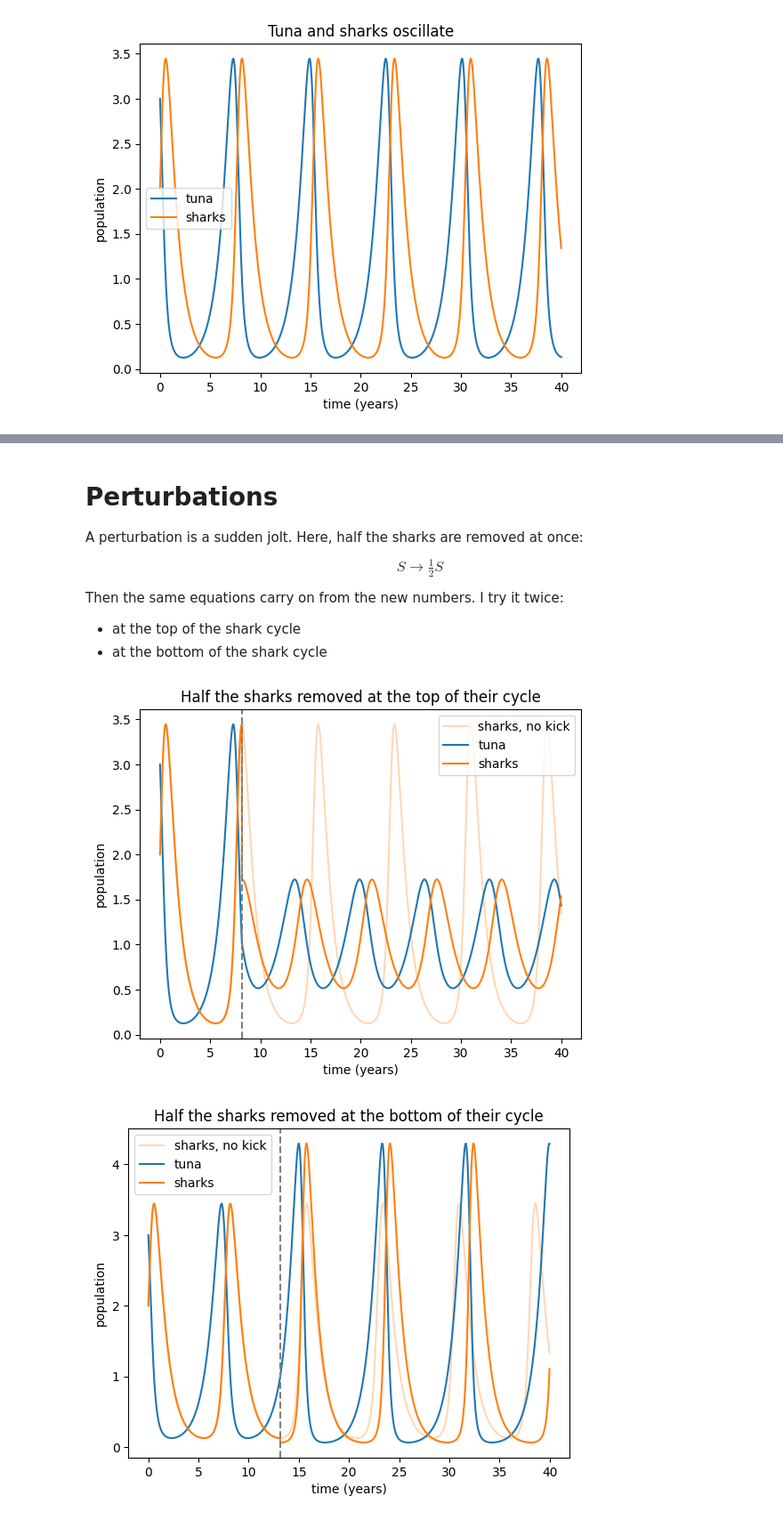
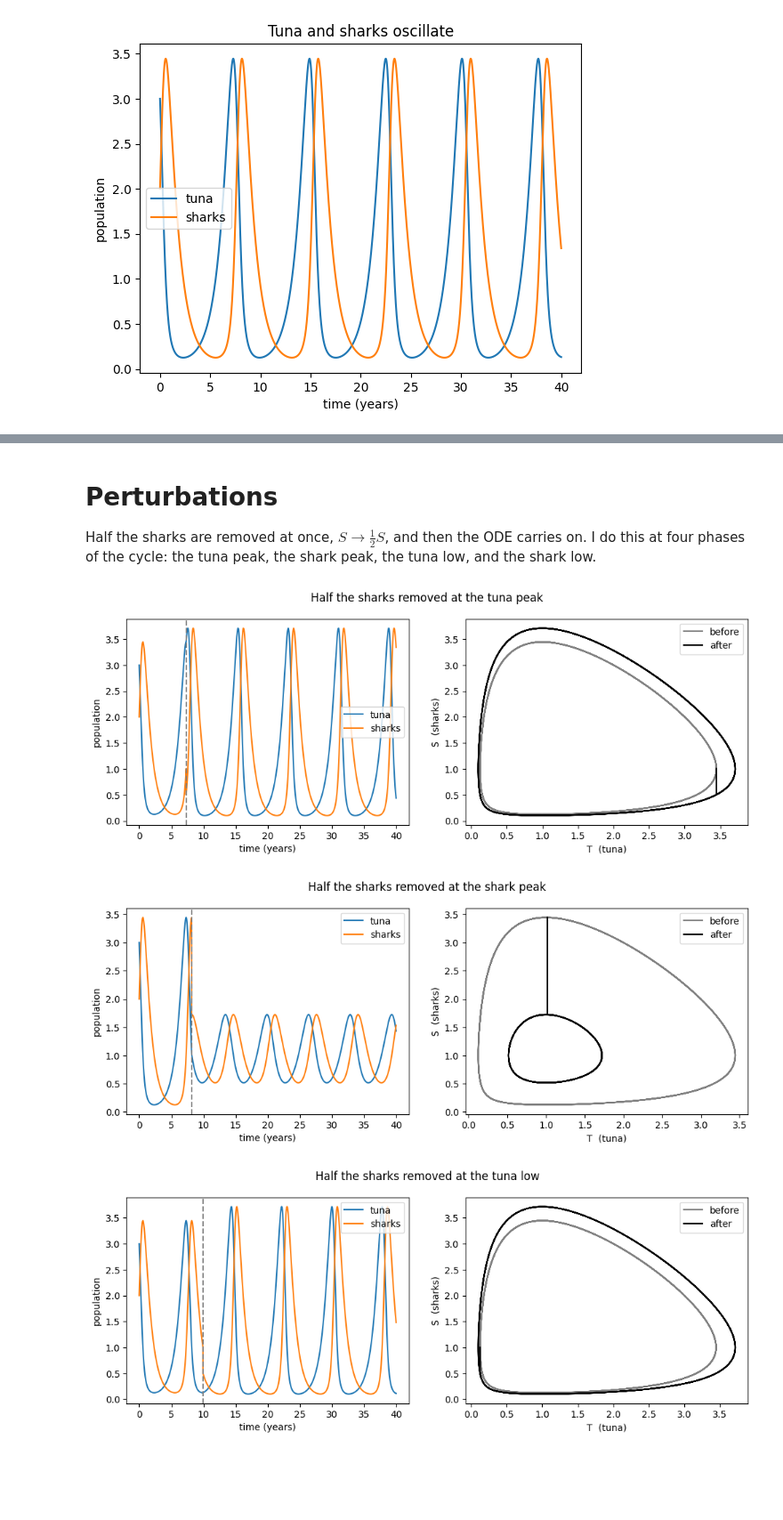
Before and after one commit to jbrown54-oss/Population-Dynamics, a Jupyter notebook: notebooks/shark-tuna-model.ipynb, the cells around one changed output, grey strips where cells are left out. Shown at 89% size. Saved outputs shown, nothing was run; the diff lists cells and outputs as text; code cells hidden in the pictures; blank space fills up the shorter version.

```diff
--- a/notebooks/shark-tuna-model.ipynb
+++ b/notebooks/shark-tuna-model.ipynb
@@ -116,35 +100,44 @@ plt.show()
 # %% [markdown]
 # Perturbations
 
-A perturbation is a sudden jolt. Here, half the sharks are removed at once:
-
-$$S \rightarrow \tfrac{1}{2}S$$
-
-Then the same equations carry on from the new numbers. I try it twice:
-
-- at the top of the shark cycle
-- at the bottom of the shark cycle
+Half the sharks are removed at once, $S \rightarrow \tfrac{1}{2}S$, and then the ODE carries on.
+I do this at four phases of the cycle: the tuna peak, the shark peak, the tuna low, and the shark low.
 # %%
 cycle = (t > 7) & (t < 15)
+t_top_T = t[cycle][np.argmax(T[cycle])]
 t_top = t[cycle][np.argmax(S[cycle])]
+t_bottom_T = t[cycle][np.argmin(T[cycle])]
 t_bottom = t[cycle][np.argmin(S[cycle])]
 
 def perturb(t_kick, keep_S=0.5, keep_T=1.0):
     t1, S1, T1 = simulate(2, 3, 0, t_kick)
     t2, S2, T2 = simulate(S1[-1] * keep_S, T1[-1] * keep_T, t_kick, 40)
     return np.append(t1, t2), np.append(S1, S2), np.append(T1, T2)
 
-for t_kick, name in [(t_top, 'top'), (t_bottom, 'bottom')]:
+for t_kick, name in [(t_top_T, 'tuna peak'), (t_top, 'shark peak'),
+                     (t_bottom_T, 'tuna low'), (t_bottom, 'shark low')]:
     tp, Sp, Tp = perturb(t_kick)
-    plt.plot(t, S, 'C1', alpha=0.3, label='sharks, no kick')
-    plt.plot(tp, Tp, 'C0', label='tuna')
-    plt.plot(tp, Sp, 'C1', label='sharks')
+    after = tp >= t_kick
+
+    plt.figure(figsize=(12, 4))
+    plt.subplot(1, 2, 1)
+    plt.plot(tp, Tp, label='tuna')
+    plt.plot(tp, Sp, label='sharks')
     plt.axvline(t_kick, color='gray', linestyle='--')
     plt.xlabel('time (years)')
     plt.ylabel('population')
-    plt.title(f'Half the sharks removed at the {name} of their cycle')
     plt.legend()
+
+    plt.subplot(1, 2, 2)
+    plt.plot(T, S, color='gray', label='before')
+    plt.plot(Tp[after], Sp[after], 'k', label='after')
+    plt.xlabel('T  (tuna)')
+    plt.ylabel('S  (sharks)')
+    plt.legend()
+
+    plt.suptitle(f'Half the sharks removed at the {name}')
     plt.show()
 # %% [output]
-[figure, old version]
+[figure, new version]
-[figure, old version]
+[figure, new version]
+[figure, added]
```
Also changed, not shown: parts of 22 cells of this notebook.
